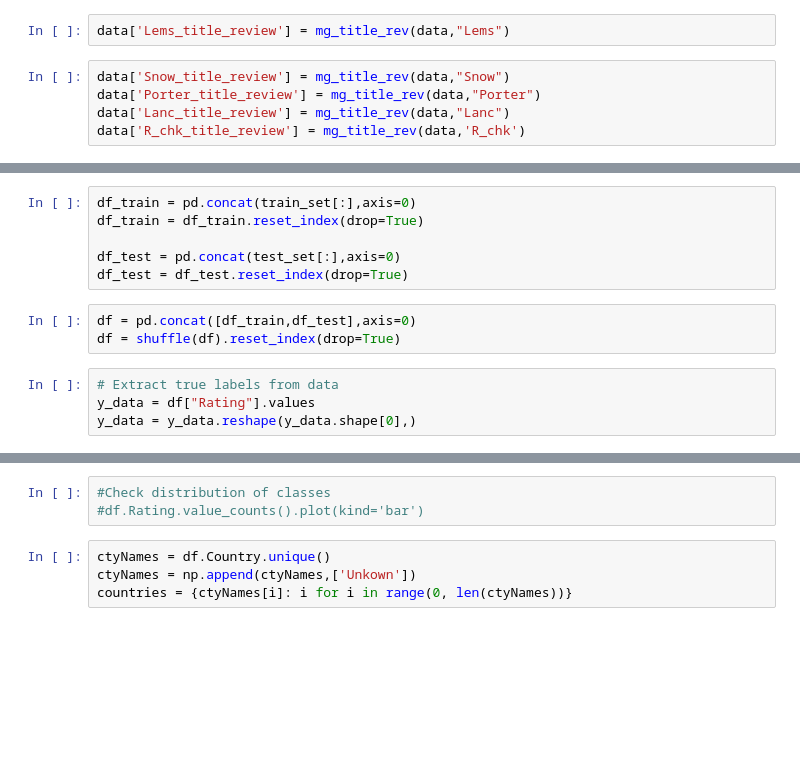
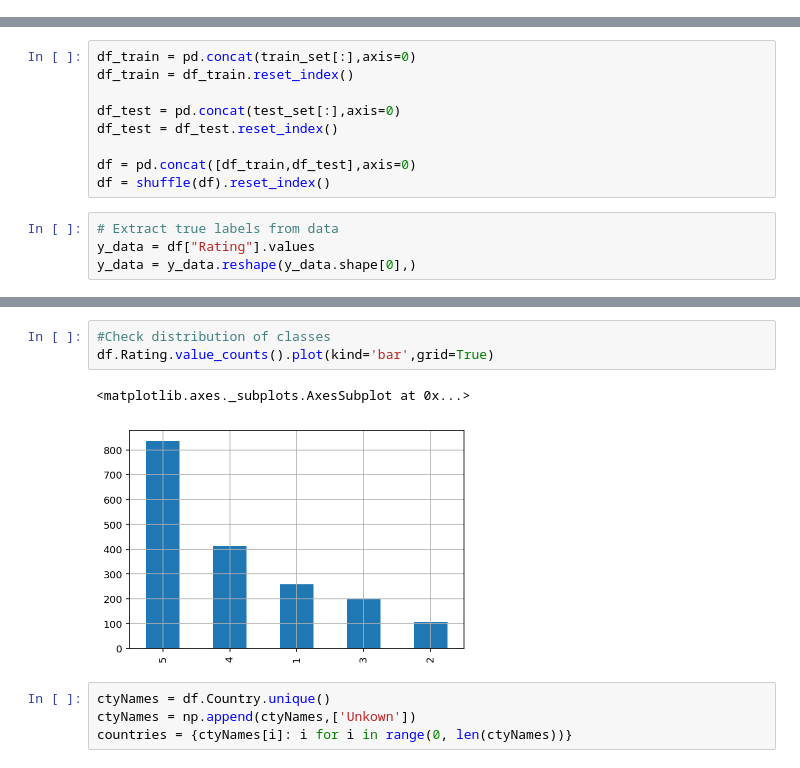
Before and after one commit to Riccocez/Sentiment-Analysis-Classification, a Jupyter notebook: Neural Networks.ipynb, the cells around one changed output, grey strips where cells are left out. Saved outputs shown, nothing was run; the diff lists cells and outputs as text; blank space fills up the shorter version.

```diff
--- a/Neural Networks.ipynb
+++ b/Neural Networks.ipynb
@@ -183,7 +33,0 @@ def mg_title_rev(data,approach):
-# %%
-data['Lems_title_review'] = mg_title_rev(data,"Lems")
-# %%
-data['Snow_title_review'] = mg_title_rev(data,"Snow")
-data['Porter_title_review'] = mg_title_rev(data,"Porter")
-data['Lanc_title_review'] = mg_title_rev(data,"Lanc")
-data['R_chk_title_review'] = mg_title_rev(data,'R_chk')
@@ -215,13 +57,13 @@ for df in dfs:
     test_set.append(test_data)
 # %%
 df_train = pd.concat(train_set[:],axis=0)
-df_train = df_train.reset_index(drop=True)
+df_train = df_train.reset_index()
 
 df_test = pd.concat(test_set[:],axis=0)
-df_test = df_test.reset_index(drop=True)
+df_test = df_test.reset_index()
+
+df = pd.concat([df_train,df_test],axis=0)
+df = shuffle(df).reset_index()
-# %%
-df = pd.concat([df_train,df_test],axis=0)
-df = shuffle(df).reset_index(drop=True)
 # %%
 # Extract true labels from data
 y_data = df["Rating"].values
@@ -257,6 +71,9 @@ plt.show()
 # %%
 #Check distribution of classes
-#df.Rating.value_counts().plot(kind='bar')
+df.Rating.value_counts().plot(kind='bar',grid=True)
+# %% [output]
+<matplotlib.axes._subplots.AxesSubplot at 0x...>
+[figure, added]
 # %%
 ctyNames = df.Country.unique()
 ctyNames = np.append(ctyNames,['Unkown'])
```
Also changed, not shown: parts of 42 cells of this notebook, 8 other files.
